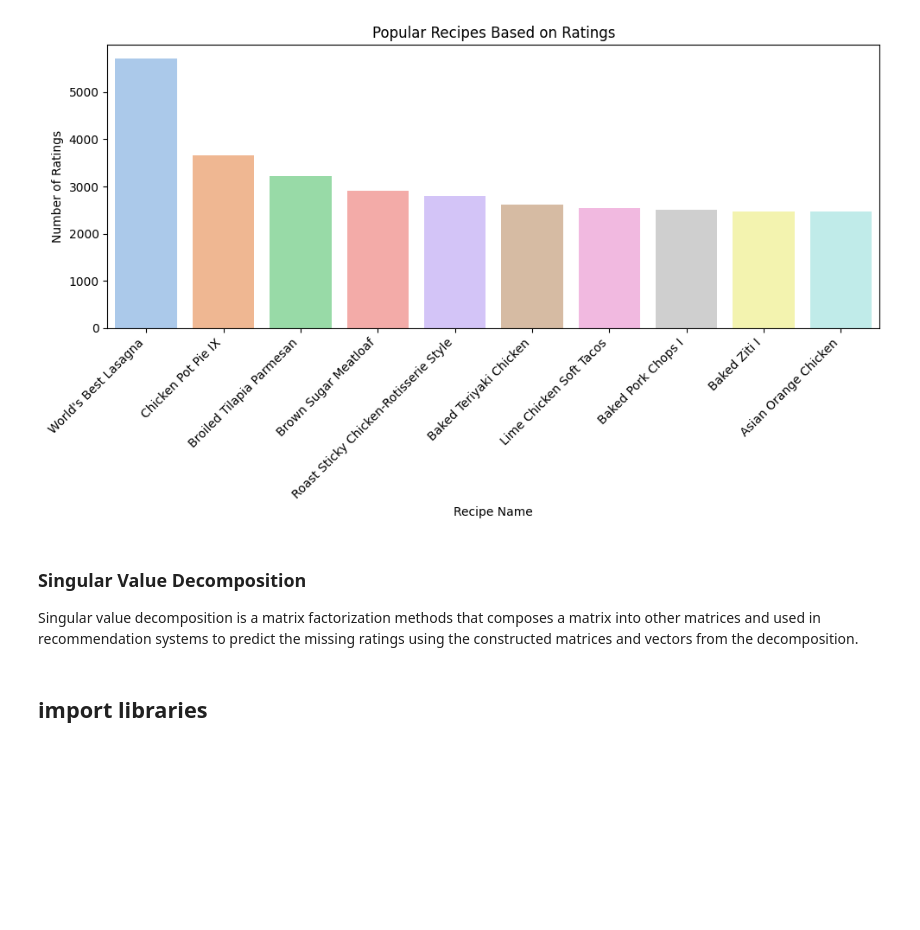
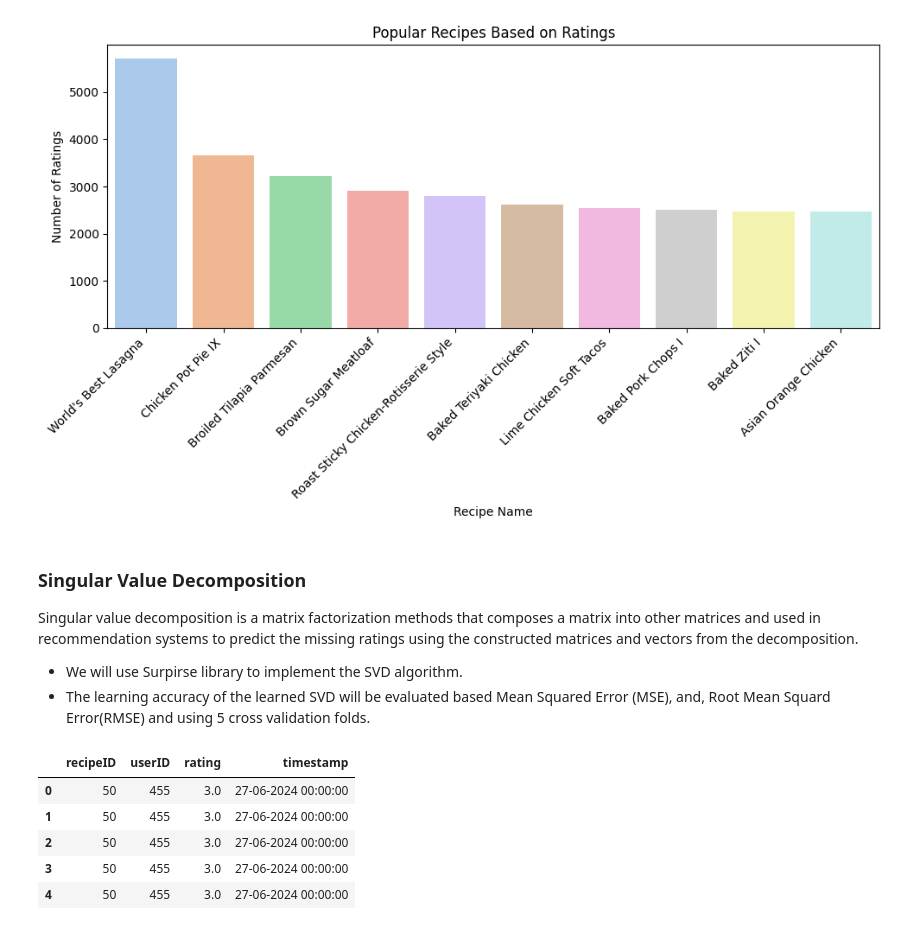
Before and after one commit to ayoubGL/Two-Tower-Recommender-system-Pytorch, a Jupyter notebook: FoodRecommenderSystem.ipynb, the cells around one changed output. Cells and saved outputs as stored; diff of their text form; code cells hidden in the pictures; blank space fills up the shorter version.

```diff
--- a/FoodRecommenderSystem.ipynb
+++ b/FoodRecommenderSystem.ipynb
@@ -978,5 +979,6 @@ Passing `palette` without assigning `hue` is deprecated and will be removed in v
 ### Singular Value Decomposition
 
 Singular value decomposition is a matrix factorization methods that composes a matrix into other matrices and used in recommendation systems to predict the missing ratings using the constructed matrices and vectors from the decomposition.
+
+- We will use Surpirse library to implement the SVD algorithm.
+- The learning accuracy of the learned SVD will be evaluated based Mean Squared Error (MSE), and, Root Mean Squard Error(RMSE) and using 5 cross validation folds.
-# %% [markdown]
-## import libraries
@@ -982,0 +994,16 @@ Singular value decomposition is a matrix factorization methods that composes a m
+# %%
+# define a time as needed to compute SVD
+x = date.today()
+x.strftime('%d-%m-%Y %H:%M:%S')
+final_set['timestamp'] = x.strftime(('%d-%m-%Y %H:%M:%S'))
+UserItemRatingTime = final_set[['recipeID','userID','rating','timestamp']]
+UserItemRatingTime.to_csv('./Dataset/Recipe_matrix.csv',sep=',', index=False, header=False)
+# %%
+UserItemRatingTime.head()
+# %% [output]
+|  | recipeID | userID | rating | timestamp |
+| 0 | 50 | 455 | 3.0 | 27-06-2024 00:00:00 |
+| 1 | 50 | 455 | 3.0 | 27-06-2024 00:00:00 |
+| 2 | 50 | 455 | 3.0 | 27-06-2024 00:00:00 |
+| 3 | 50 | 455 | 3.0 | 27-06-2024 00:00:00 |
+| 4 | 50 | 455 | 3.0 | 27-06-2024 00:00:00 |
```
Also changed, not shown: parts of 11 cells of this notebook, 2 other files.
